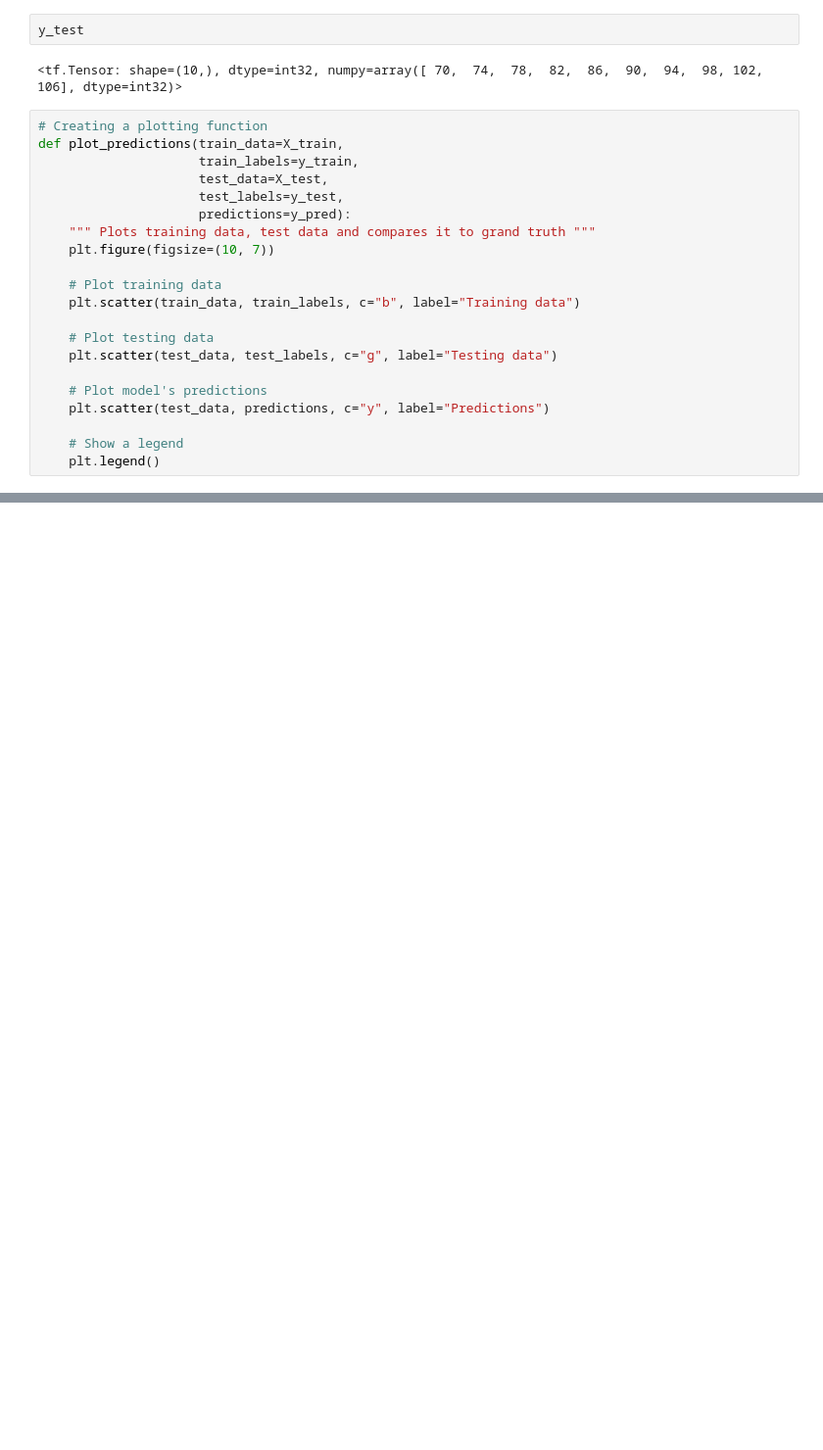
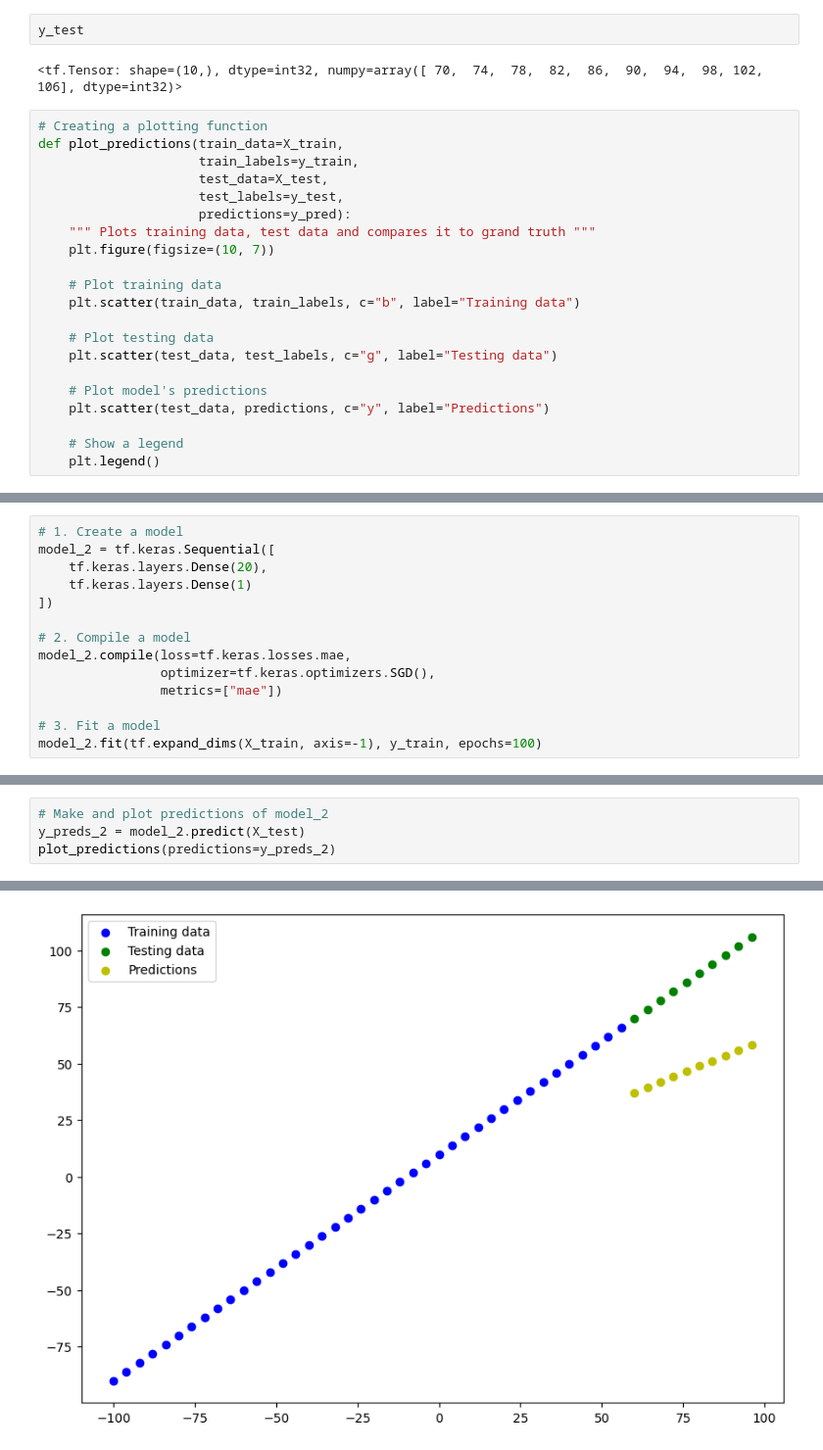
Before and after one commit to ra2dd/jupyter-tensor, a Jupyter notebook: 01_network_regression.ipynb, the cells around one changed output, grey strips where cells are left out. Shown: that part at 98% size. Saved outputs shown, nothing was run; the diff lists cells and outputs as text; blank space fills up the shorter version.

```diff
--- a/01_network_regression.ipynb
+++ b/01_network_regression.ipynb
@@ -491,0 +659,14 @@ plot_predictions()
+# %%
+# 1. Create a model
+model_2 = tf.keras.Sequential([
+    tf.keras.layers.Dense(20),
+    tf.keras.layers.Dense(1)
+])
+
+# 2. Compile a model
+model_2.compile(loss=tf.keras.losses.mae,
+                optimizer=tf.keras.optimizers.SGD(),
+                metrics=["mae"])
+
+# 3. Fit a model
+model_2.fit(tf.expand_dims(X_train, axis=-1), y_train, epochs=100)
@@ -491,0 +692,5 @@ plot_predictions()
+# %%
+# Make and plot predictions of model_2
+y_preds_2 = model_2.predict(X_test)
+plot_predictions(predictions=y_preds_2)
+# %% [output]
@@ -491,0 +698 @@ plot_predictions()
+[figure, added]
```
Also changed, not shown: parts of 37 cells of this notebook.
